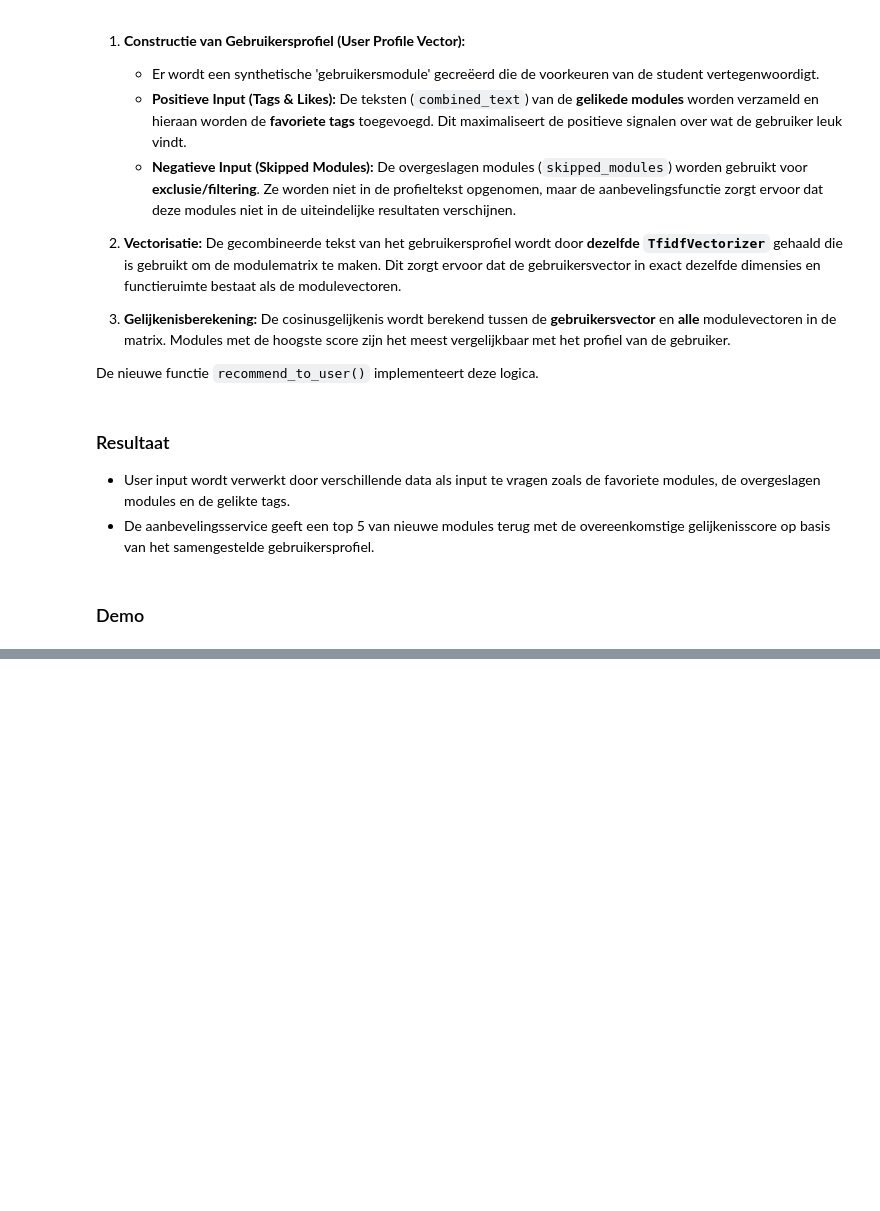
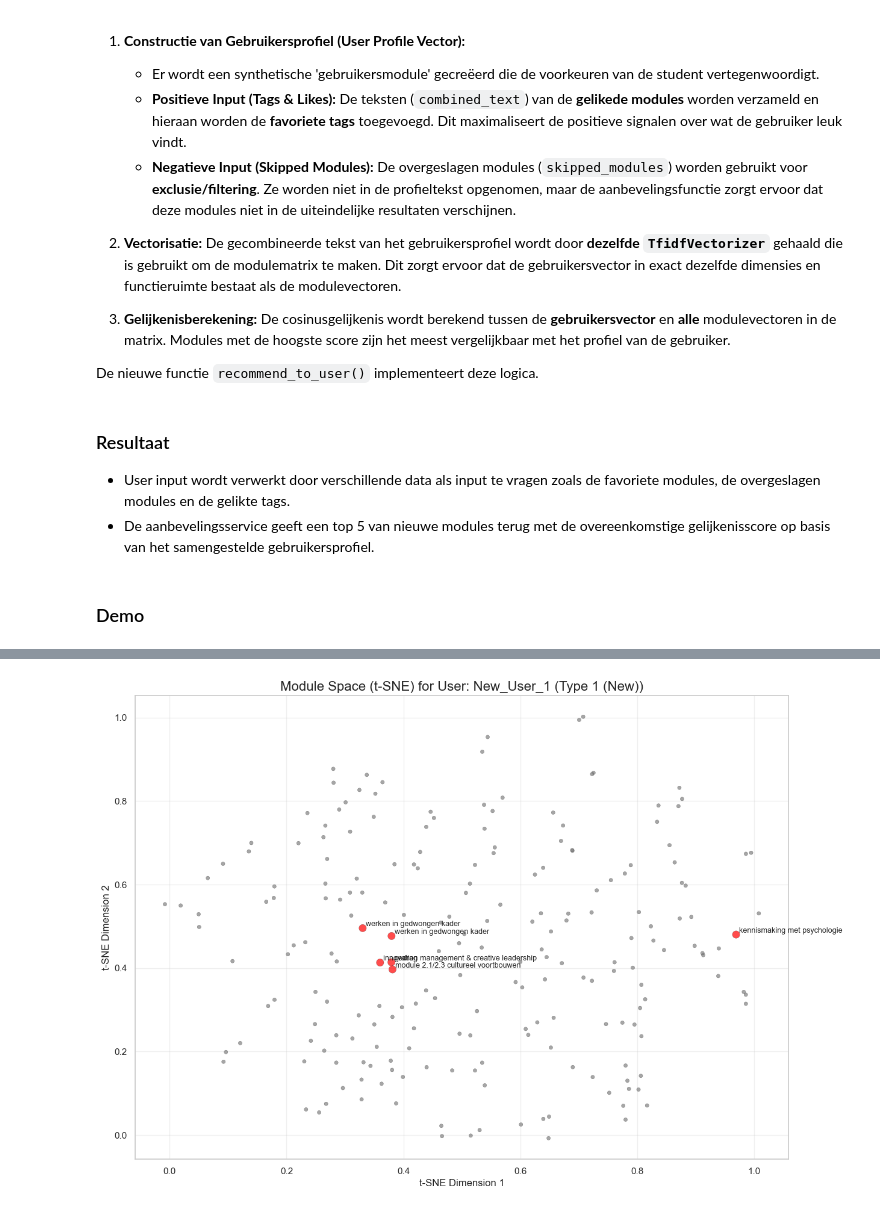
Before and after one commit to s-kroonen/Duo-LU2-AI, a Jupyter notebook: cleaning_recommendation_threepart.ipynb, the cells around one changed output, grey strips where cells are left out. Saved outputs shown, nothing was run; the diff lists cells and outputs as text; code cells hidden in the pictures; blank space fills up the shorter version.

```diff
--- a/cleaning_recommendation_threepart.ipynb
+++ b/cleaning_recommendation_threepart.ipynb
@@ -591,12 +565,12 @@ def recommend_to_user(
     # Get the names of the modules to exclude (liked, skipped)
     exclude_names = set(liked_modules) | set(skipped_modules)
 
-    print("\nUser Profile:")
-    print(f"- Tags: {favorite_tags}")
-    print(f"- Liked: {liked_modules}")
-    print(f"- Skipped: {skipped_modules}")
-    print("-" * 30)
-    print(f"Top {top_n} Recommendations for User:")
+    # print("\nUser Profile:")
+    # print(f"- Tags: {favorite_tags}")
+    # print(f"- Liked: {liked_modules}")
+    # print(f"- Skipped: {skipped_modules}")
+    # print("-" * 30)
+    # print(f"Top {top_n} Recommendations for User:")
 
     # We iterate through the top indices and skip any that the user has already interacted with
     # We may need to check more than top_n indices to find top_n *new* modules.
@@ -610,14 +584,10 @@ def recommend_to_user(
         if module_name not in exclude_names and module_name not in recommended_names:
             recommended_names.add(module_name)
             results.append((module_name, score))
-            print(f"- {module_name} (score={score:.3f})")
 
         if len(results) >= top_n:
             break
 
-    if not results:
-        print("Could not find any new recommendations based on the profile.")
-
     return results
 # %% [markdown]
 ### Resultaat
@@ -678,0 +896,79 @@ Top 5 Recommendations for User:
+# %%
+
+from sklearn.manifold import TSNE
+
+def visualize_user_recommendations_tsne(
+    user, df, vectorizer, matrix, top_n=5, perplexity=15, learning_rate=200, jitter=0.005
+):
+    """
+    Visualize all modules in 2D using t-SNE, highlighting liked and recommended modules.
+
+    Args:
+        user: a test_user dictionary
+        df: module dataframe
+        vectorizer: fitted TF-IDF vectorizer
+        matrix: TF-IDF matrix (sparse)
+        top_n: number of recommendations
+        perplexity: t-SNE perplexity parameter
+        learning_rate: t-SNE learning rate
+        jitter: small random noise to reduce overlap
+    """
+    # 1. Compute recommendations
+    recs = recommend_to_user(
+        user["input"]["favorite_tags"],
+        user["input"]["liked_modules"],
+        user["input"]["skipped_modules"],
+        df,
+        vectorizer,
+        matrix,
+        top_n=top_n
+    )
+    recommended_names = [name for name, score in recs]
+
+    # 2. t-SNE embedding
+    tsne = TSNE(n_components=2, random_state=42, perplexity=perplexity, learning_rate=learning_rate)
+    reduced = tsne.fit_transform(matrix.toarray())
+
+    # 3. Normalize to 0-1 range
+    x = (reduced[:,0] - reduced[:,0].min()) / (reduced[:,0].max() - reduced[:,0].min())
+    y = (reduced[:,1] - reduced[:,1].min()) / (reduced[:,1].max() - reduced[:,1].min())
+
+    # 4. Add small jitter to reduce overlap
+    x += np.random.normal(0, jitter, size=x.shape)
+    y += np.random.normal(0, jitter, size=y.shape)
+
+    # 5. Plotting
+    plt.figure(figsize=(14,10))
+    colors = []
+    sizes = []
+
+    for i, module_name in enumerate(df['name']):
+        if module_name in user["input"]["liked_modules"]:
+            colors.append('green')
+            sizes.append(100)
+        elif module_name in recommended_names:
+            colors.append('red')
+            sizes.append(80)
+        else:
+            colors.append('gray')
+            sizes.append(20)
+
+    plt.scatter(x, y, c=colors, s=sizes, alpha=0.7, edgecolor='k', linewidth=0.2)
+
+    # Annotate liked and recommended modules
+    for i, module_name in enumerate(df['name']):
+        if module_name in user["input"]["liked_modules"] or module_name in recommended_names:
+            plt.text(x[i]+0.005, y[i]+0.005, module_name, fontsize=9)
+
+    plt.title(f"Module Space (t-SNE) for User: {user['id']} ({user['type']})", fontsize=16)
+    plt.xlabel("t-SNE Dimension 1")
+    plt.ylabel("t-SNE Dimension 2")
+    plt.grid(alpha=0.3)
+    plt.show()
+
+
+# Example: visualize first test user
+for user in test_users:
+    visualize_user_recommendations_tsne(user, df, vectorizer, matrix, top_n=5)
+# %% [output]
+[figure, added]
```
Also changed, not shown: parts of 7 cells of this notebook, 2 other files.
